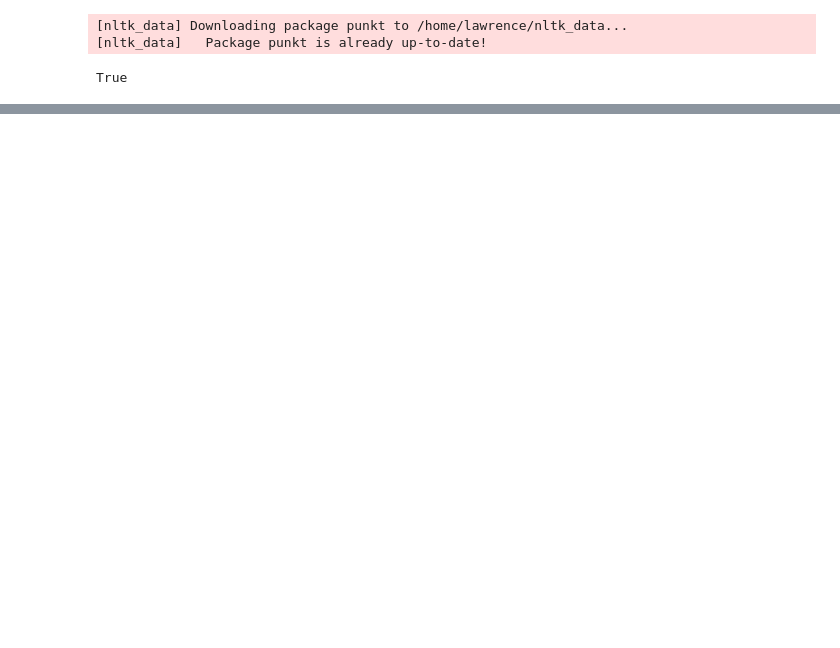
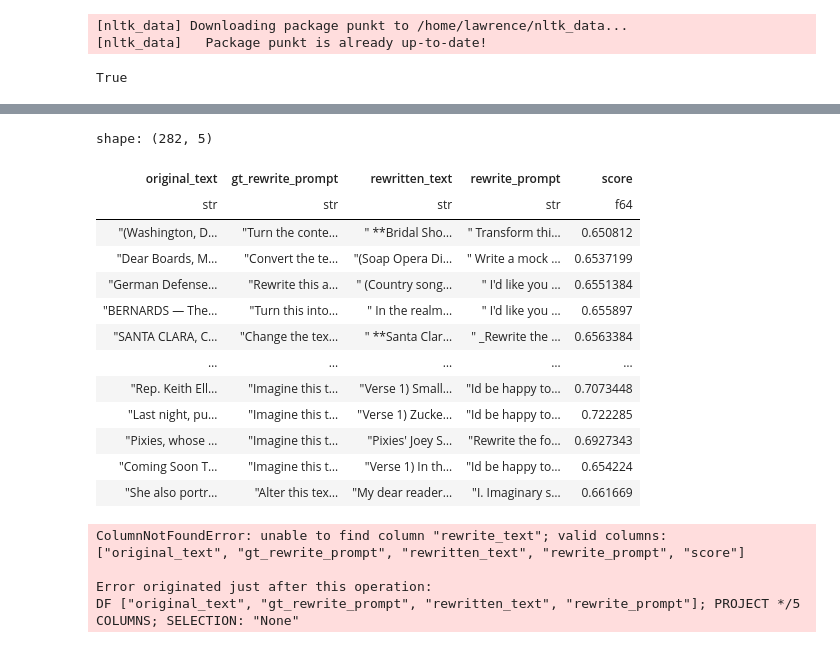
Before and after one commit to getorca/llm_prompt_recovery, a Jupyter notebook: clean_predictions.ipynb, the cells around one changed output, grey strips where cells are left out. Drawn from its saved outputs; the diff is of its cells as text; code cells hidden in the pictures; blank space fills up the shorter version.

```diff
--- a/clean_predictions.ipynb
+++ b/clean_predictions.ipynb
@@ -120,0 +143,62 @@ df.write_csv("./data/predictions/combined-filtered.csv")
+# %%
+df = pl.read_csv(f"./data/predictions/{out_file}")
+# %%
+df = df.with_columns(
+    pl.col("rewrite_prompt").map_elements(lambda s: s.splitlines()[0].strip(), return_dtype=String)
+).with_columns(
+    pl.when(
+        pl.col("rewrite_prompt").str.len_chars() < 5
+    ).then(pl.col("gt_rewrite_prompt"))
+    .when(
+        pl.col("rewrite_prompt").str.contains("I\. ") # could also strip roman numerals
+    ).then(pl.col("gt_rewrite_prompt"))
+    .when(
+        pl.col("rewrite_prompt").str.contains("I'm sorry, ", literal=True)
+    ).then(pl.col("gt_rewrite_prompt"))
+    .when(
+        pl.col("rewrite_prompt").str.contains("I cannot ", literal=True)
+    ).then(pl.col("gt_rewrite_prompt"))
+    .when(
+        pl.col("rewrite_prompt").str.contains("I'll", literal=True)
+    ).then(pl.col("gt_rewrite_prompt"))
+    .when(
+        pl.col("rewrite_prompt").str.contains("ées ", literal=True)
+    ).then(pl.col("gt_rewrite_prompt"))
+    .when(
+        pl.col("rewrite_prompt").str.contains("Part 1:", literal=True)
+    ).then(pl.col("gt_rewrite_prompt"))
+    .when(
+        pl.col("rewrite_prompt").str.contains("[!@#$%^&*_+\=\[\]{};:\"\\|<>\/?]")
+    ).then(pl.col("gt_rewrite_prompt"))
+    .otherwise(pl.col("rewrite_prompt")).alias('prompt_select'),
+).write_csv(f"./data/predictions/2_{out_file}")#[-2]['rewrite_prompt'][0]
+# %%
+df.filter(pl.col("rewrite_prompt").str.contains("[!@#$%^&*_+\=\[\]{};:\"\\|<>\/?]"))#.write_csv('./data/predictions/out_garbage.csv')
+# %% [output]
+shape: (282, 5)
+| original_text | gt_rewrite_prompt | rewritten_text | rewrite_prompt | score |
+| str | str | str | str | f64 |
+| "(Washington, D… | "Turn the conte… | " **Bridal Sho… | " Transform thi… | 0.650812 |
+| "Dear Boards, M… | "Convert the te… | "(Soap Opera Di… | " Write a mock … | 0.6537199 |
+| "German Defense… | "Rewrite this a… | " (Country song… | " I'd like you … | 0.6551384 |
+| "BERNARDS — The… | "Turn this into… | " In the realm… | " I'd like you … | 0.655897 |
+| "SANTA CLARA, C… | "Change the tex… | " **Santa Clar… | " _Rewrite the … | 0.6563384 |
+| … | … | … | … | … |
+| "Rep. Keith Ell… | "Imagine this t… | "Verse 1) Small… | "Id be happy to… | 0.7073448 |
+| "Last night, pu… | "Imagine this t… | "Verse 1) Zucke… | "Id be happy to… | 0.722285 |
+| "Pixies, whose … | "Imagine this t… | "Pixies' Joey S… | "Rewrite the fo… | 0.6927343 |
+| "Coming Soon T… | "Imagine this t… | "Verse 1) In th… | "Id be happy to… | 0.654224 |
+| "She also portr… | "Alter this tex… | "My dear reader… | "I. Imaginary s… | 0.661669 |
+# %%
+df = df.filter(
+    pl.col("rewrite_prompt").str.len_chars() > 5,
+    ~pl.col("rewrite_prompt").str.contains("I\. "),
+    ~pl.col("rewrite_prompt").str.contains("I'm sorry, ", literal=True)
+).with_columns(
+    pl.col("rewrite_prompt").map_elements(lambda s: s.splitlines()[0].strip(), return_dtype=String),
+) #.write_csv(f"./data/predictions/2_{out_file}")#[-2]['rewrite_prompt'][0]
+# %% [output]
+ColumnNotFoundError: unable to find column "rewrite_text"; valid columns: ["original_text", "gt_rewrite_prompt", "rewritten_text", "rewrite_prompt", "score"]
+
+Error originated just after this operation:
+DF ["original_text", "gt_rewrite_prompt", "rewritten_text", "rewrite_prompt"]; PROJECT */5 COLUMNS; SELECTION: "None"
```
Also changed, not shown: parts of 17 cells of this notebook, 2 other files.
